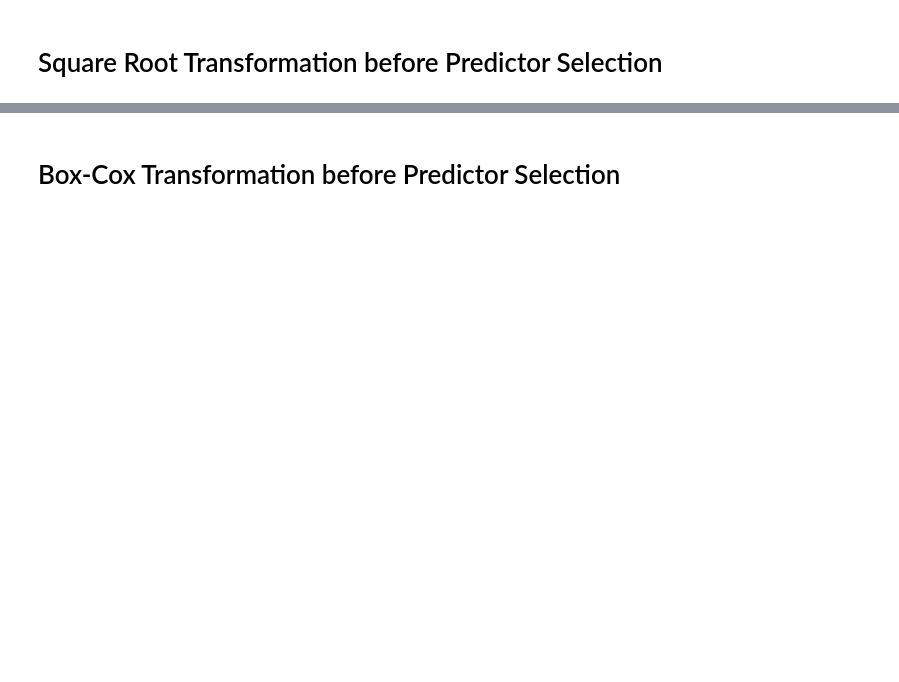
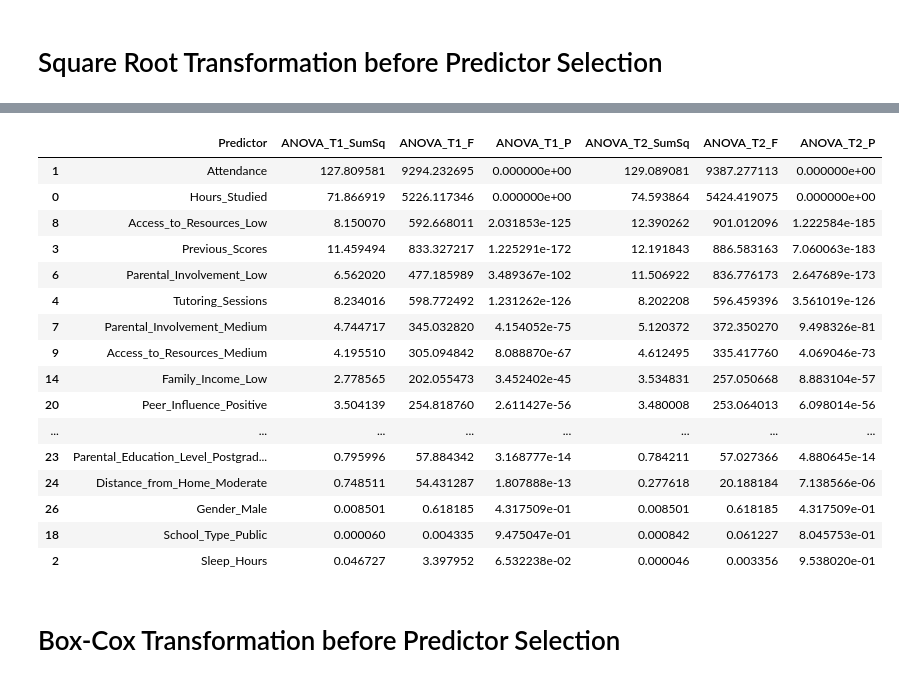
Before and after one commit to cztm/linear-regression, a Jupyter notebook: MLR_Analysis.ipynb, the cells around one changed output, grey strips where cells are left out. Saved outputs shown, nothing was run; the diff lists cells and outputs as text; code cells hidden in the pictures; blank space fills up the shorter version.

```diff
--- a/MLR_Analysis.ipynb
+++ b/MLR_Analysis.ipynb
@@ -824,6 +810,73 @@ results_sorted
 | 18 | School_Type_Public | 4.543534e-01 | 0.000085 | -0.000067 | 1.003763 | -0.748221 | 0.559835 | -503.538860 | -489.947090 | ... |
 | 19 | Peer_Influence_Neutral | 5.337046e-01 | 0.000059 | -0.000093 | 1.759209 | -0.622394 | 0.387374 | -503.366359 | -489.774589 | ... |
 | 26 | Gender_Male | 9.247761e-01 | 0.000001 | -0.000150 | 1.002152 | -0.094423 | 0.008916 | -502.987798 | -489.396028 | ... |
+# %%
+import pandas as pd
+import statsmodels.api as sm
+import statsmodels.formula.api as smf
+from sklearn.preprocessing import StandardScaler
+import numpy as np
+
+df = pd.read_csv('data/StudentPerformanceFactors.csv')
+
+df.columns = df.columns.str.replace(' ', '_')
+
+df_encoded = pd.get_dummies(df, drop_first=True)
+df_encoded.columns = df_encoded.columns.str.replace(' ', '_')
+
+continuous_vars = ['Hours_Studied', 'Attendance', 'Sleep_Hours', 'Previous_Scores', 'Tutoring_Sessions', 'Physical_Activity']
+
+for var in continuous_vars:
+    df_encoded[var] = np.sqrt(df_encoded[var])
+
+df_encoded['Exam_Score'] = np.sqrt(df_encoded['Exam_Score'])
+
+X = df_encoded.drop('Exam_Score', axis=1)
+y = df_encoded['Exam_Score']
+
+scaler = StandardScaler()
+X_scaled = scaler.fit_transform(X)
+df_encoded[X.columns] = X_scaled
+
+formula = 'Exam_Score ~ ' + ' + '.join(X.columns)
+model_full = smf.ols(formula, data=df_encoded).fit()
+
+anova_type1 = sm.stats.anova_lm(model_full, typ=1)
+anova_type2 = sm.stats.anova_lm(model_full, typ=2)
+
+results = pd.DataFrame()
+
+results['Predictor'] = anova_type1.index
+results['ANOVA_T1_SumSq'] = anova_type1['sum_sq'].values
+results['ANOVA_T1_F'] = anova_type1['F'].values
+results['ANOVA_T1_P'] = anova_type1['PR(>F)'].values
+
+results['ANOVA_T2_SumSq'] = anova_type2['sum_sq'].values
+results['ANOVA_T2_F'] = anova_type2['F'].values
+results['ANOVA_T2_P'] = anova_type2['PR(>F)'].values
+
+results_clean = results.dropna()
+results_sorted = results_clean.sort_values(by='ANOVA_T2_SumSq', ascending=False)
+
+results_sorted
+# %% [output]
+|  | Predictor | ANOVA_T1_SumSq | ANOVA_T1_F | ANOVA_T1_P | ANOVA_T2_SumSq | ANOVA_T2_F | ANOVA_T2_P |
+| 1 | Attendance | 127.809581 | 9294.232695 | 0.000000e+00 | 129.089081 | 9387.277113 | 0.000000e+00 |
+| 0 | Hours_Studied | 71.866919 | 5226.117346 | 0.000000e+00 | 74.593864 | 5424.419075 | 0.000000e+00 |
+| 8 | Access_to_Resources_Low | 8.150070 | 592.668011 | 2.031853e-125 | 12.390262 | 901.012096 | 1.222584e-185 |
+| 3 | Previous_Scores | 11.459494 | 833.327217 | 1.225291e-172 | 12.191843 | 886.583163 | 7.060063e-183 |
+| 6 | Parental_Involvement_Low | 6.562020 | 477.185989 | 3.489367e-102 | 11.506922 | 836.776173 | 2.647689e-173 |
+| 4 | Tutoring_Sessions | 8.234016 | 598.772492 | 1.231262e-126 | 8.202208 | 596.459396 | 3.561019e-126 |
+| 7 | Parental_Involvement_Medium | 4.744717 | 345.032820 | 4.154052e-75 | 5.120372 | 372.350270 | 9.498326e-81 |
+| 9 | Access_to_Resources_Medium | 4.195510 | 305.094842 | 8.088870e-67 | 4.612495 | 335.417760 | 4.069046e-73 |
+| 14 | Family_Income_Low | 2.778565 | 202.055473 | 3.452402e-45 | 3.534831 | 257.050668 | 8.883104e-57 |
+| 20 | Peer_Influence_Positive | 3.504139 | 254.818760 | 2.611427e-56 | 3.480008 | 253.064013 | 6.098014e-56 |
+| ... | ... | ... | ... | ... | ... | ... | ... |
+| 23 | Parental_Education_Level_Postgrad... | 0.795996 | 57.884342 | 3.168777e-14 | 0.784211 | 57.027366 | 4.880645e-14 |
+| 24 | Distance_from_Home_Moderate | 0.748511 | 54.431287 | 1.807888e-13 | 0.277618 | 20.188184 | 7.138566e-06 |
+| 26 | Gender_Male | 0.008501 | 0.618185 | 4.317509e-01 | 0.008501 | 0.618185 | 4.317509e-01 |
+| 18 | School_Type_Public | 0.000060 | 0.004335 | 9.475047e-01 | 0.000842 | 0.061227 | 8.045753e-01 |
+| 2 | Sleep_Hours | 0.046727 | 3.397952 | 6.532238e-02 | 0.000046 | 0.003356 | 9.538020e-01 |
 # %% [markdown]
 # Box-Cox Transformation before Predictor Selection
 # %%
```
Also changed, not shown: parts of 11 cells of this notebook.
